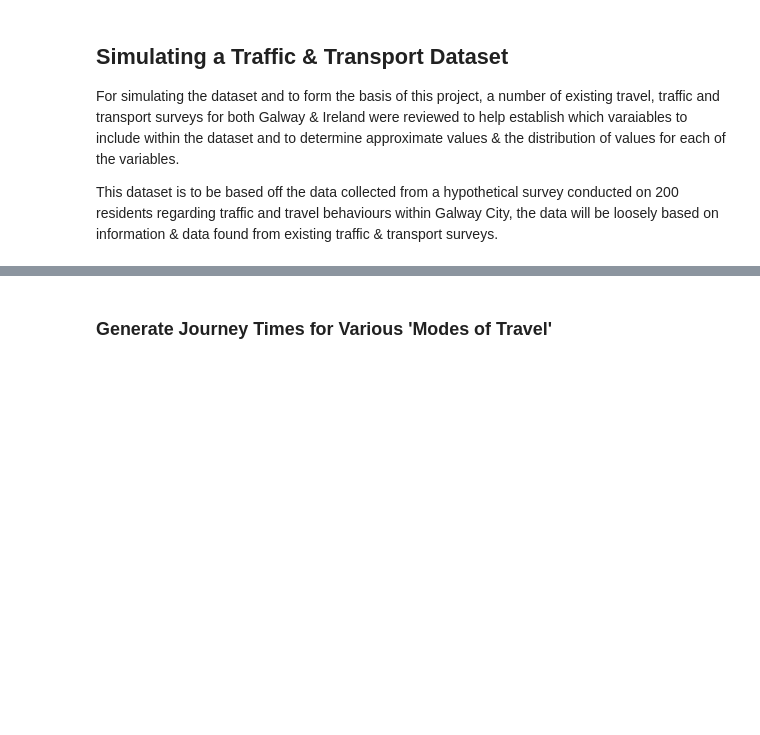
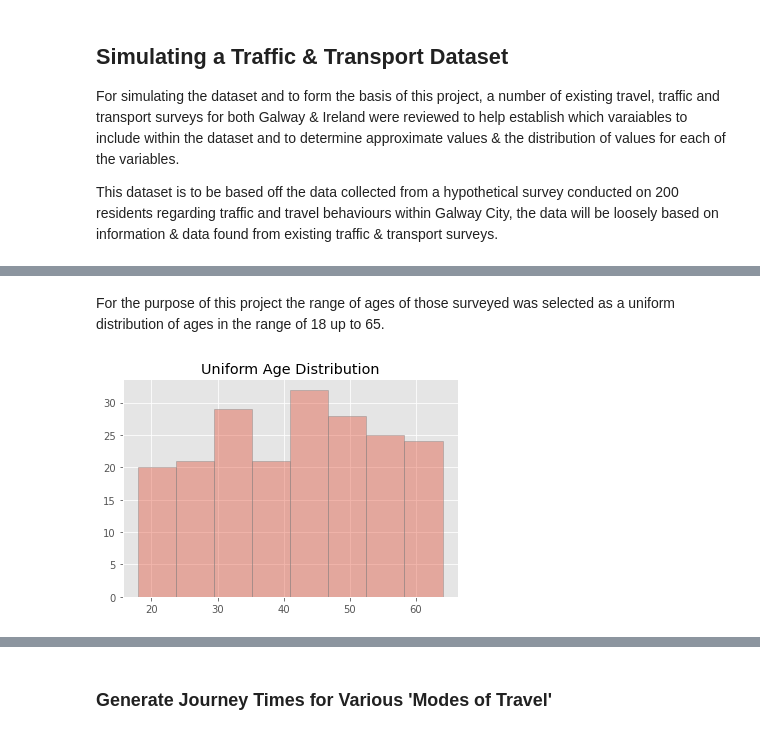
Before and after one commit to PaulSweeney89/ProgDA-Project2020, a Jupyter notebook: Traffic.ipynb, the cells around one changed output, grey strips where cells are left out. Saved outputs shown, nothing was run; the diff lists cells and outputs as text; code cells hidden in the pictures; blank space fills up the shorter version.

```diff
--- a/Traffic.ipynb
+++ b/Traffic.ipynb
@@ -76,0 +86,11 @@ For this dataset the categories for mode of travel were simplied to:
+# %% [markdown]
+For the purpose of this project the range of ages of those surveyed was selected as a uniform distribution of ages in the range of 18 up to 65.
+# %%
+age = np.random.randint(low=18, high=65, size=sample_size)
+
+# Uniform distribution plot of range of ages
+plt.title("Uniform Age Distribution")
+sns.distplot(age, kde=False, bins=8, hist_kws=dict(edgecolor="grey", linewidth=1))
+plt.show()
+# %% [output]
+[figure, added]
```
Also changed, not shown: parts of 28 cells of this notebook.
